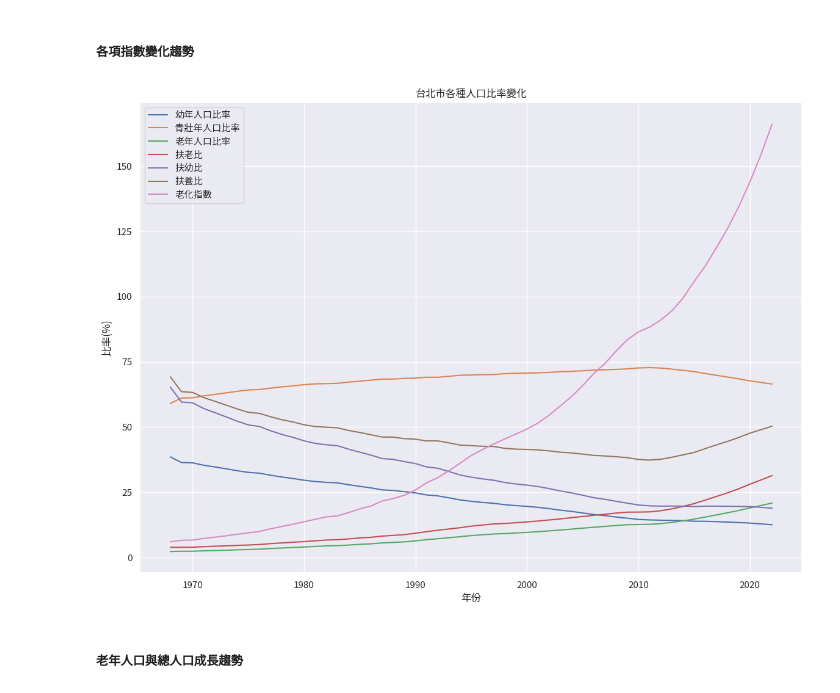
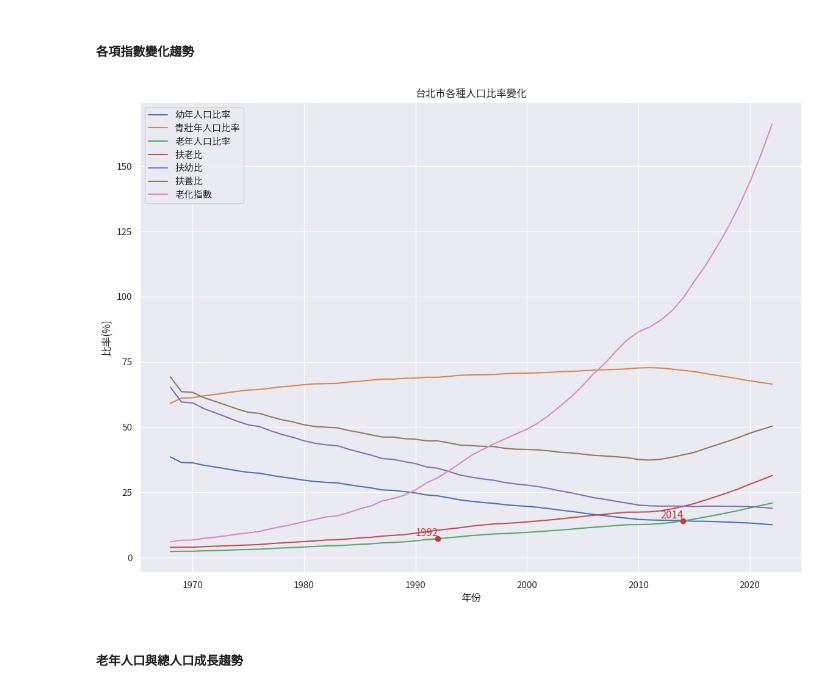
Before and after one commit to NaomiLinBlog/Data-Visualization---AgeScape-Taipei, a Jupyter notebook: 台北_行政區老年人口.ipynb, the cells around one changed output. Cells and saved outputs as stored; diff of their text form; code cells hidden in the pictures.

```diff
--- a/台北_行政區老年人口.ipynb
+++ b/台北_行政區老年人口.ipynb
@@ -32,22 +32,30 @@ plt.show()
 # %%
 
 plt.figure(figsize=(14, 10))
 
 sns.lineplot(x=aging_index_data['年份'], y=aging_index_data['幼年人口占全市人口比率[%]'], label='幼年人口比率')
 sns.lineplot(x=aging_index_data['年份'], y=aging_index_data['青壯年人口占全市人口比率[%]'], label='青壯年人口比率')
 sns.lineplot(x=aging_index_data['年份'], y=aging_index_data['老年人口占全市人口比率[%]'], label='老年人口比率')
 sns.lineplot(x=aging_index_data['年份'], y=aging_index_data['扶老比[%]'], label='扶老比')
 sns.lineplot(x=aging_index_data['年份'], y=aging_index_data['扶幼比[%]'], label='扶幼比')
 sns.lineplot(x=aging_index_data['年份'], y=aging_index_data['扶養比[%]'], label='扶養比')
 sns.lineplot(x=aging_index_data['年份'], y=aging_index_data['老化指數[%]'], label='老化指數')
 
+highlight_years = [1992, 2014]
+for year in highlight_years:
+    # 提取特定年份的数据
+    year_data = aging_index_data[aging_index_data['年份'] == year]
+    if not year_data.empty:
+        plt.plot(year, year_data['老年人口占全市人口比率[%]'].values[0], 'o', color='#C03C3F')
+        plt.text(year, year_data['老年人口占全市人口比率[%]'].values[0], f'{year}', fontsize=12, color='#C03C3F', ha='right', va='bottom')
+
 plt.title('台北市各種人口比率變化')
 plt.xlabel('年份')
 plt.ylabel('比率(%)')
 plt.legend()
 plt.show()
 # %% [output]
-[figure, old version]
+[figure, new version]
 # %% [markdown]
 ##### 老年人口與總人口成長趨勢
 # %%
```
Also changed, not shown: parts of 1 cell of this notebook, 20 other files.
